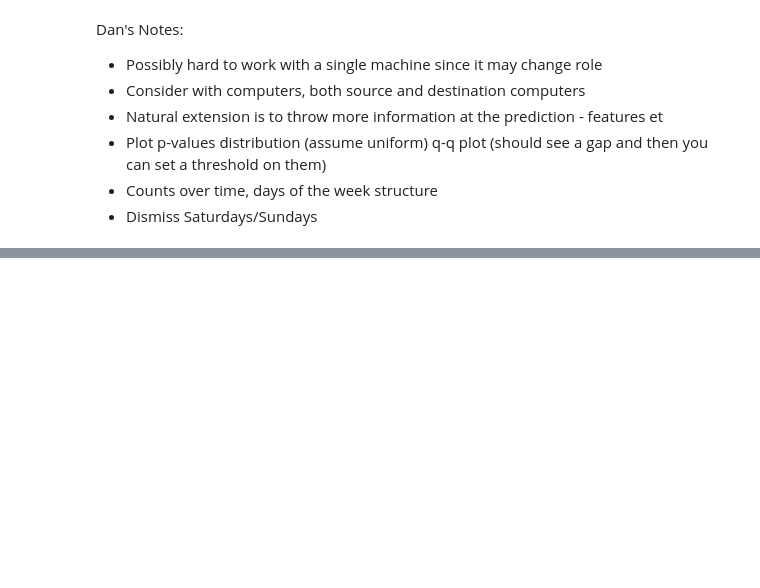
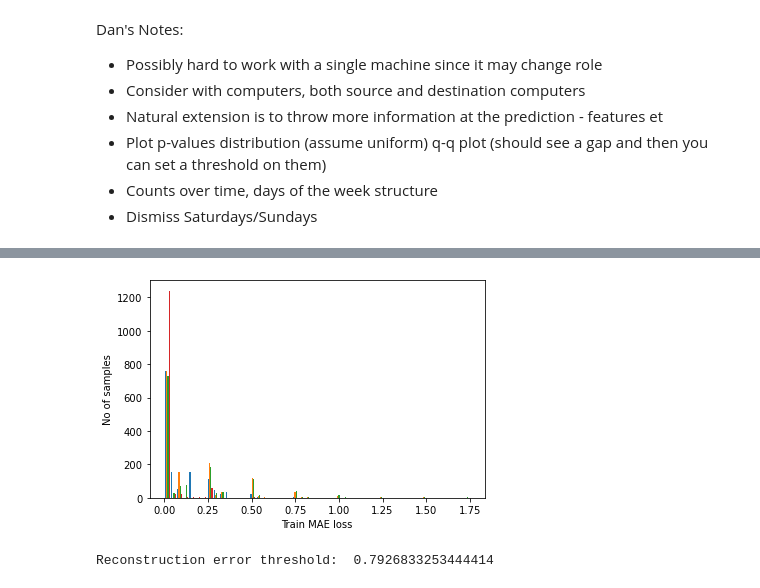
Before and after one commit to gabejg/Advanced-Cyber-Analytics-for-Attack-Detection, a Jupyter notebook: Anomaly Detection/Anomaly Detection.ipynb, the cells around one changed output, grey strips where cells are left out. Cells and saved outputs as stored; diff of their text form; code cells hidden in the pictures; blank space fills up the shorter version.

```diff
--- a/Anomaly Detection/Anomaly Detection.ipynb
+++ b/Anomaly Detection/Anomaly Detection.ipynb
@@ -286,0 +480,15 @@ Dan's Notes:
+# %%
+x_train_pred = convo_autoencoder.predict(x_train)
+train_mae_loss = np.mean(np.abs(x_train_pred.reshape(x_train_pred.shape[0],x_train_pred.shape[1],x_train_pred.shape[2]) - x_train), axis=1)
+
+plt.hist(train_mae_loss, bins=50)
+plt.xlabel("Train MAE loss")
+plt.ylabel("No of samples")
+plt.show()
+# %% [output]
+[figure, added]
+# %%
+threshold = np.percentile(train_mae_loss,99)
+print("Reconstruction error threshold: ", threshold)
+# %% [output]
+Reconstruction error threshold:  0.7926833253444414
```
Also changed, not shown: parts of 33 cells of this notebook, 5 other files.
